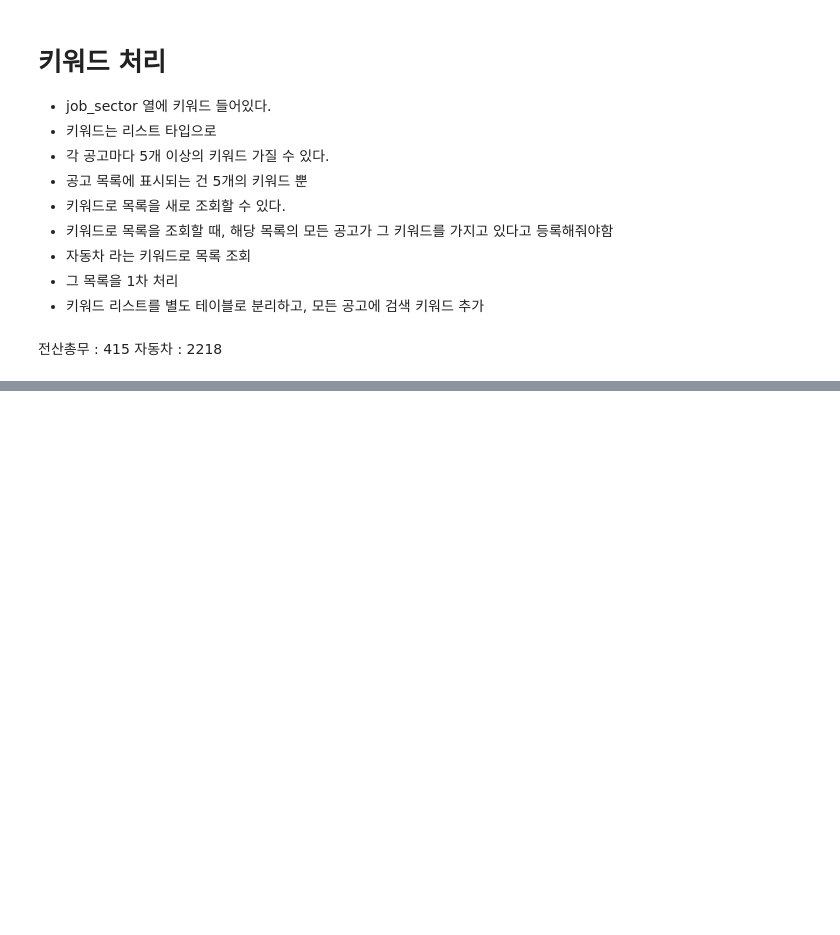
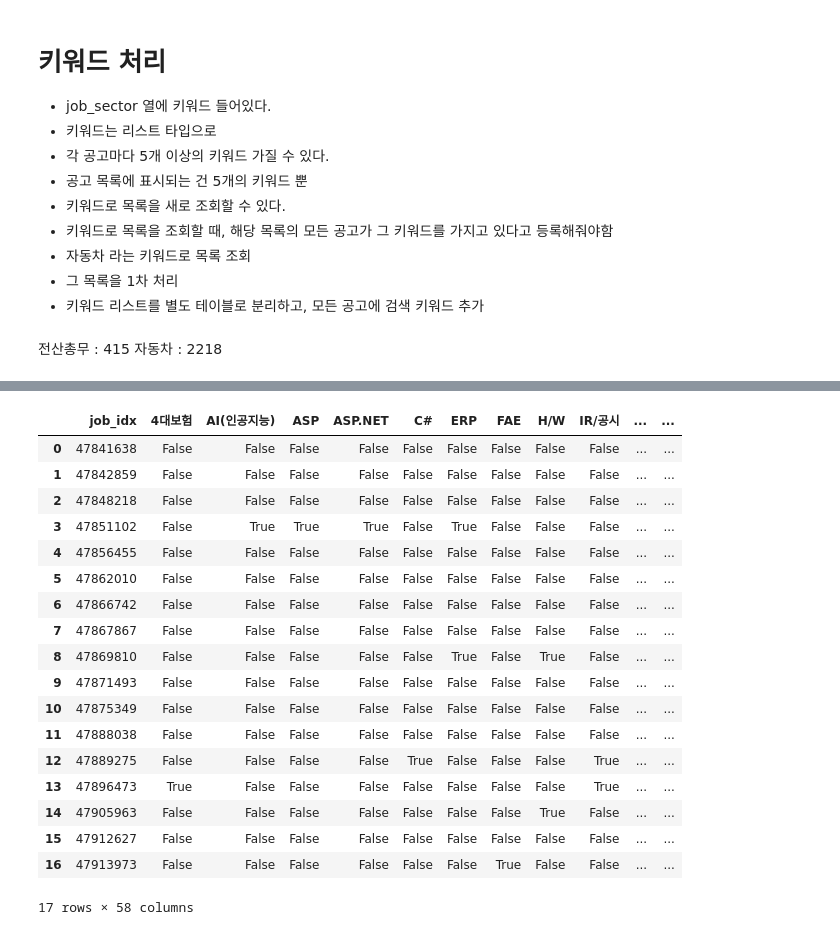
Before and after one commit to soljeong/recruit-scraper, a Jupyter notebook: scrape_rec.ipynb, the cells around one changed output, grey strips where cells are left out. Cells and saved outputs as stored; diff of their text form; code cells hidden in the pictures; blank space fills up the shorter version.

```diff
--- a/scrape_rec.ipynb
+++ b/scrape_rec.ipynb
@@ -134,0 +129,28 @@ Length: 4911, dtype: int64
+# %%
+# 'job_sectors' 열에 대해 원-핫 인코딩 수행
+one_hot_encoded_df = pd.get_dummies(filtered_job_idxs, columns=['job_sectors'], prefix='', prefix_sep='')
+
+# 원-핫 인코딩 결과 합치기 (같은 job_idx에 대해 여러 행이 있을 경우)
+final_df = one_hot_encoded_df.groupby('job_idx').max().reset_index()
+
+final_df
+# %% [output]
+|  | job_idx | 4대보험 | AI(인공지능) | ASP | ASP.NET | C# | ERP | FAE | H/W | IR/공시 | ... | ... |
+| 0 | 47841638 | False | False | False | False | False | False | False | False | False | ... | ... |
+| 1 | 47842859 | False | False | False | False | False | False | False | False | False | ... | ... |
+| 2 | 47848218 | False | False | False | False | False | False | False | False | False | ... | ... |
+| 3 | 47851102 | False | True | True | True | False | True | False | False | False | ... | ... |
+| 4 | 47856455 | False | False | False | False | False | False | False | False | False | ... | ... |
+| 5 | 47862010 | False | False | False | False | False | False | False | False | False | ... | ... |
+| 6 | 47866742 | False | False | False | False | False | False | False | False | False | ... | ... |
+| 7 | 47867867 | False | False | False | False | False | False | False | False | False | ... | ... |
+| 8 | 47869810 | False | False | False | False | False | True | False | True | False | ... | ... |
+| 9 | 47871493 | False | False | False | False | False | False | False | False | False | ... | ... |
+| 10 | 47875349 | False | False | False | False | False | False | False | False | False | ... | ... |
+| 11 | 47888038 | False | False | False | False | False | False | False | False | False | ... | ... |
+| 12 | 47889275 | False | False | False | False | True | False | False | False | True | ... | ... |
+| 13 | 47896473 | True | False | False | False | False | False | False | False | True | ... | ... |
+| 14 | 47905963 | False | False | False | False | False | False | False | True | False | ... | ... |
+| 15 | 47912627 | False | False | False | False | False | False | False | False | False | ... | ... |
+| 16 | 47913973 | False | False | False | False | False | False | True | False | False | ... | ... |
+17 rows × 58 columns
```
Also changed, not shown: parts of 12 cells of this notebook, 1 other file.
